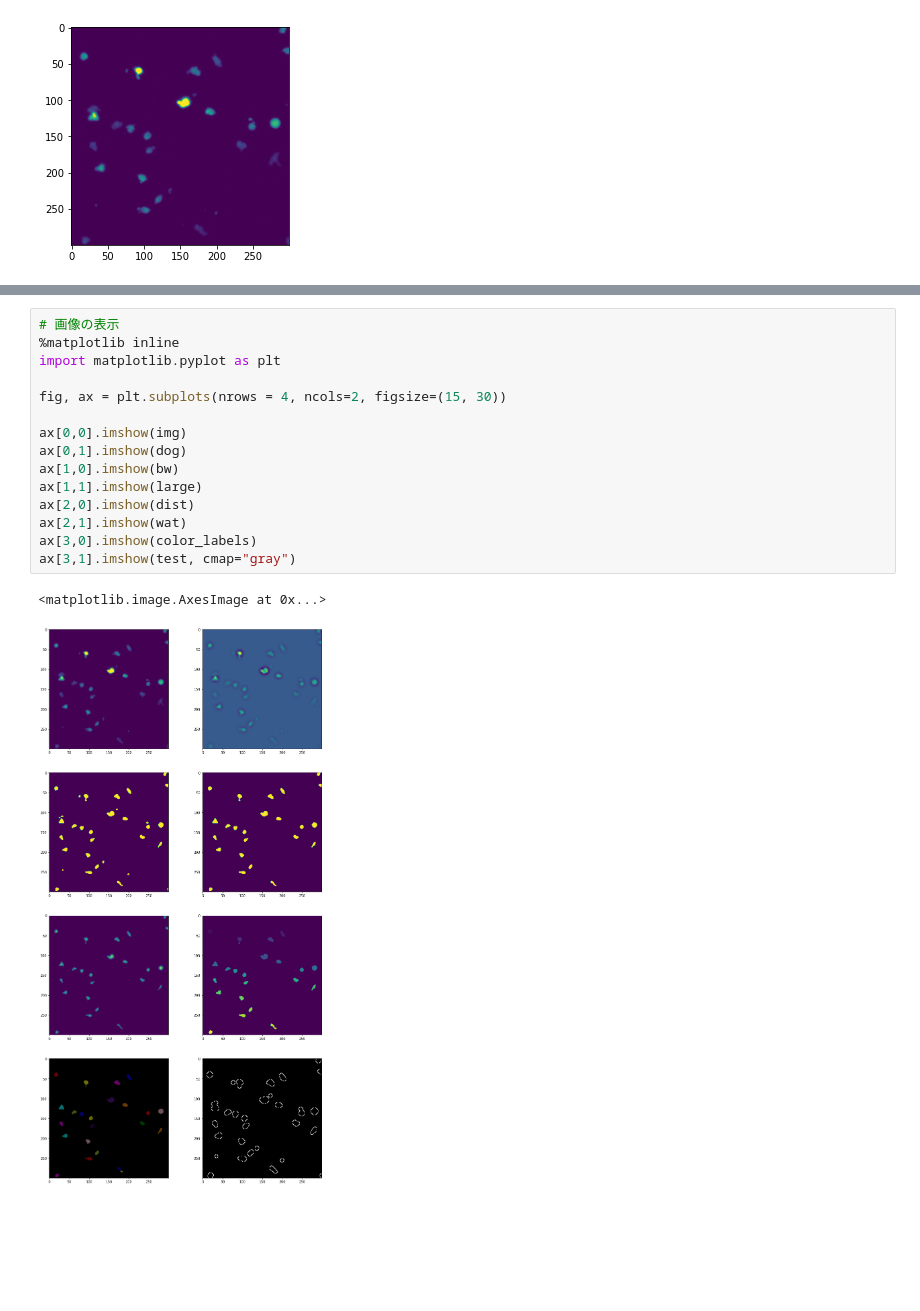
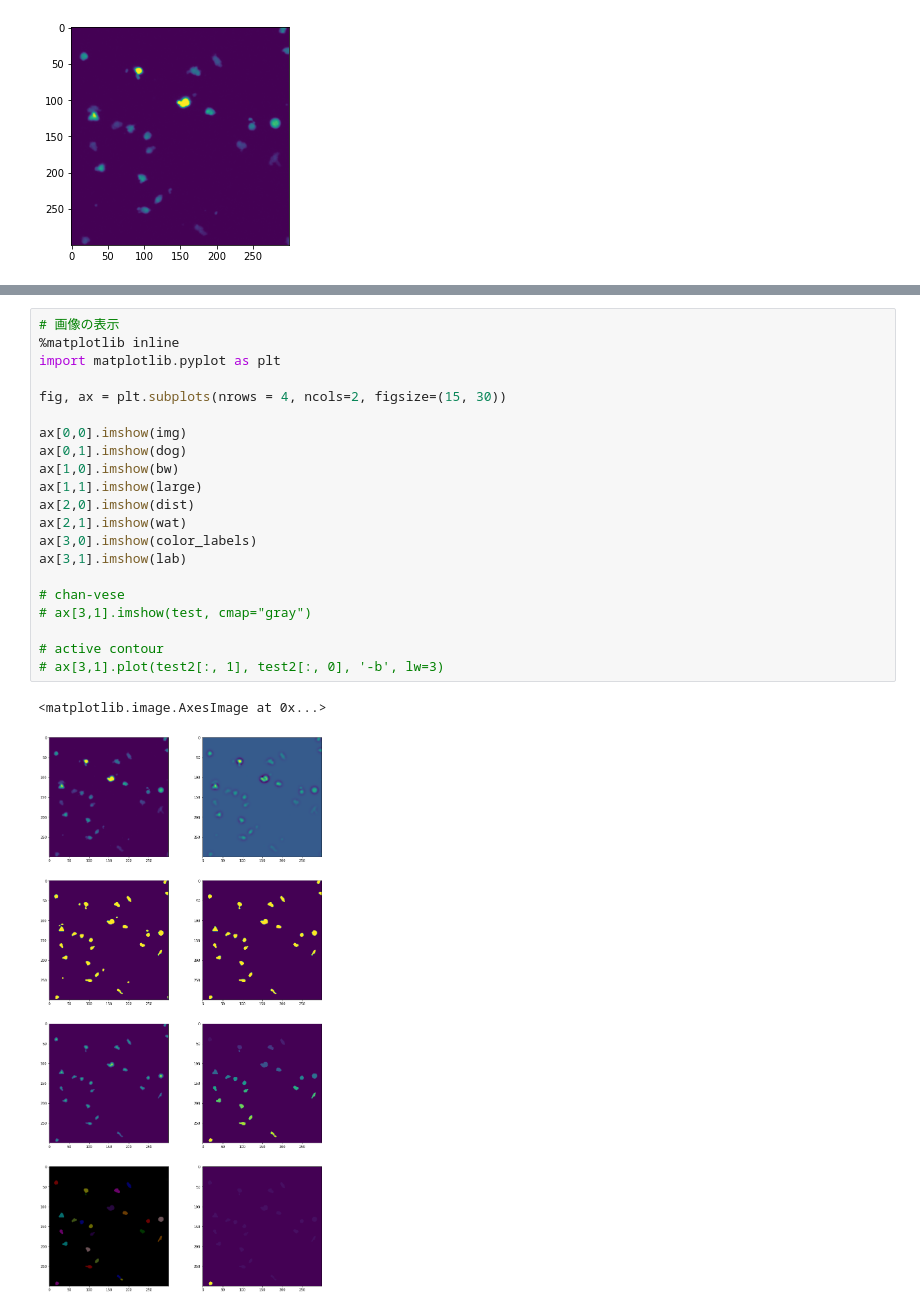
Before and after one commit to bioimage-informatics/Segmentation_tools, a Jupyter notebook: Untitled.ipynb, the cells around one changed output, grey strips where cells are left out. Saved outputs shown, nothing was run; the diff lists cells and outputs as text; blank space fills up the shorter version.

```diff
--- a/Untitled.ipynb
+++ b/Untitled.ipynb
@@ -69,18 +105,24 @@ test = active_contour(img, mu=0.1, lambda1=1, lambda2=1, tol=1e-5,
 # %%
 # 画像の表示
 %matplotlib inline
 import matplotlib.pyplot as plt
 
 fig, ax = plt.subplots(nrows = 4, ncols=2, figsize=(15, 30))
 
 ax[0,0].imshow(img)
 ax[0,1].imshow(dog)
 ax[1,0].imshow(bw)
 ax[1,1].imshow(large)
 ax[2,0].imshow(dist)
 ax[2,1].imshow(wat)
 ax[3,0].imshow(color_labels)
-ax[3,1].imshow(test, cmap="gray")
+ax[3,1].imshow(lab)
+
+# chan-vese
+# ax[3,1].imshow(test, cmap="gray")
+
+# active contour
+# ax[3,1].plot(test2[:, 1], test2[:, 0], '-b', lw=3)
 # %% [output]
 <matplotlib.image.AxesImage at 0x...>
-[figure, old version]
+[figure, new version]
```
Also changed, not shown: parts of 1 cell of this notebook.
